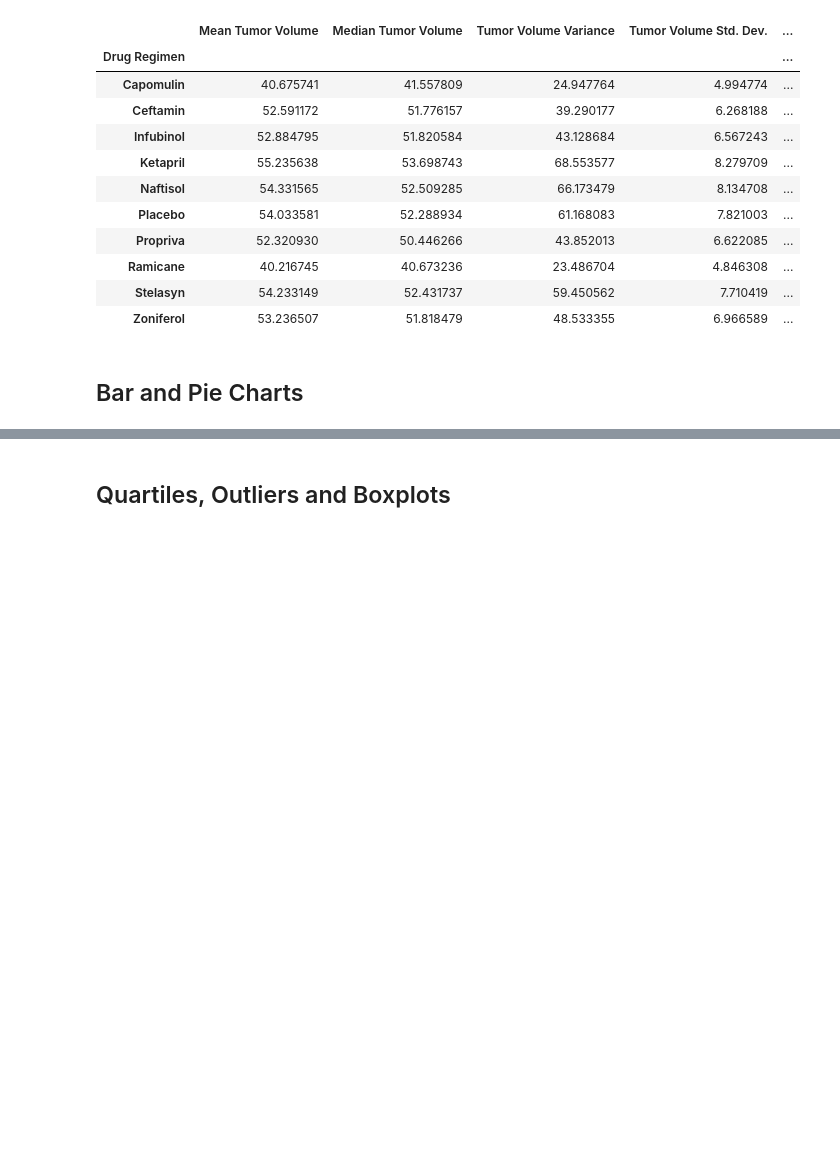
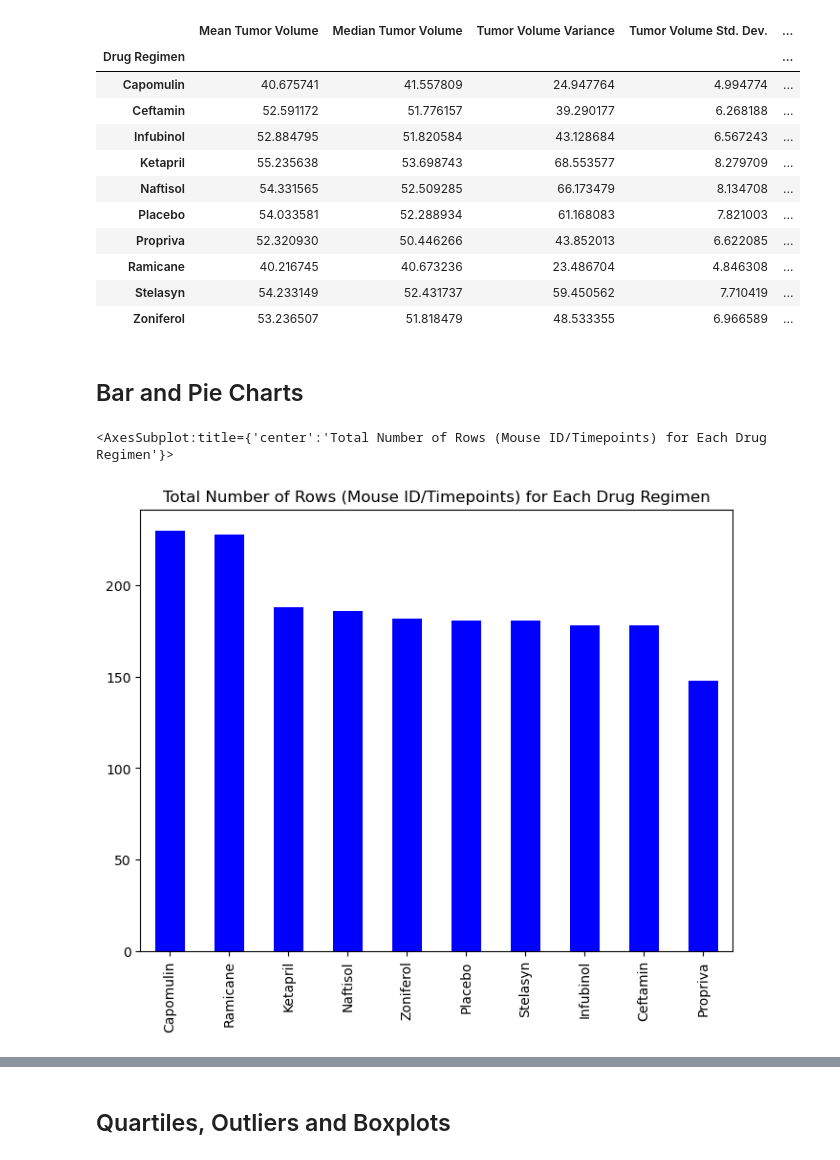
Before and after one commit to juliayemin/Pymaceutical_Challenge, a Jupyter notebook: pymaceuticals_starter.ipynb, the cells around one changed output, grey strips where cells are left out. Saved outputs shown, nothing was run; the diff lists cells and outputs as text; code cells hidden in the pictures; blank space fills up the shorter version.

```diff
--- a/pymaceuticals_starter.ipynb
+++ b/pymaceuticals_starter.ipynb
@@ -128,5 +128,10 @@ summary_df
 ## Bar and Pie Charts
 # %%
 # Generate a bar plot showing the total number of rows (Mouse ID/Timepoints) for each drug regimen using Pandas.
+cleaned_data["Drug Regimen"].value_counts().plot(kind = "bar", color=["blue"], figsize=(8,6),
+                                                 title = "Total Number of Rows (Mouse ID/Timepoints) for Each Drug Regimen")
+# %% [output]
+<AxesSubplot:title={'center':'Total Number of Rows (Mouse ID/Timepoints) for Each Drug Regimen'}>
+[figure, added]
 # %%
 # Generate a bar plot showing the total number of rows (Mouse ID/Timepoints) for each drug regimen using pyplot.
```
Also changed, not shown: parts of 1 cell of this notebook.
